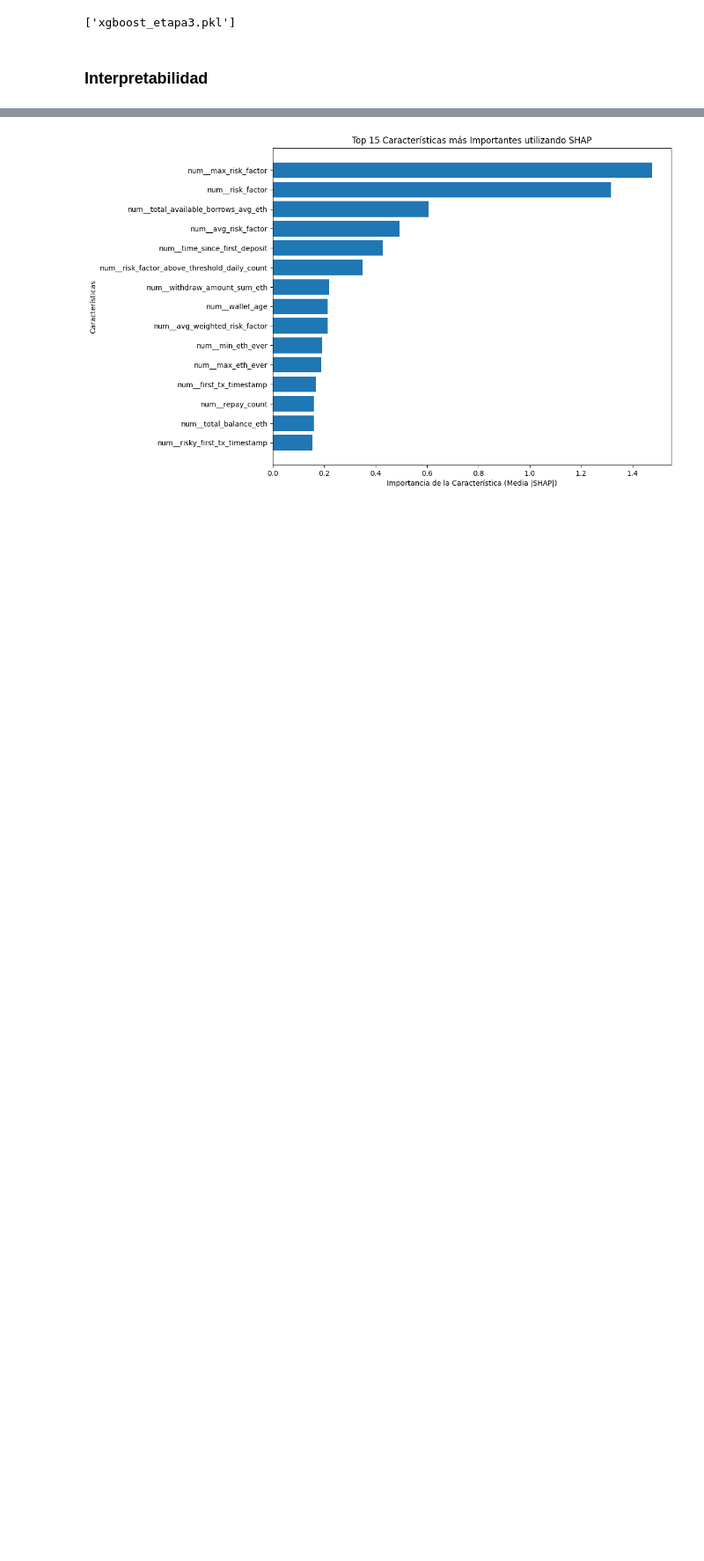
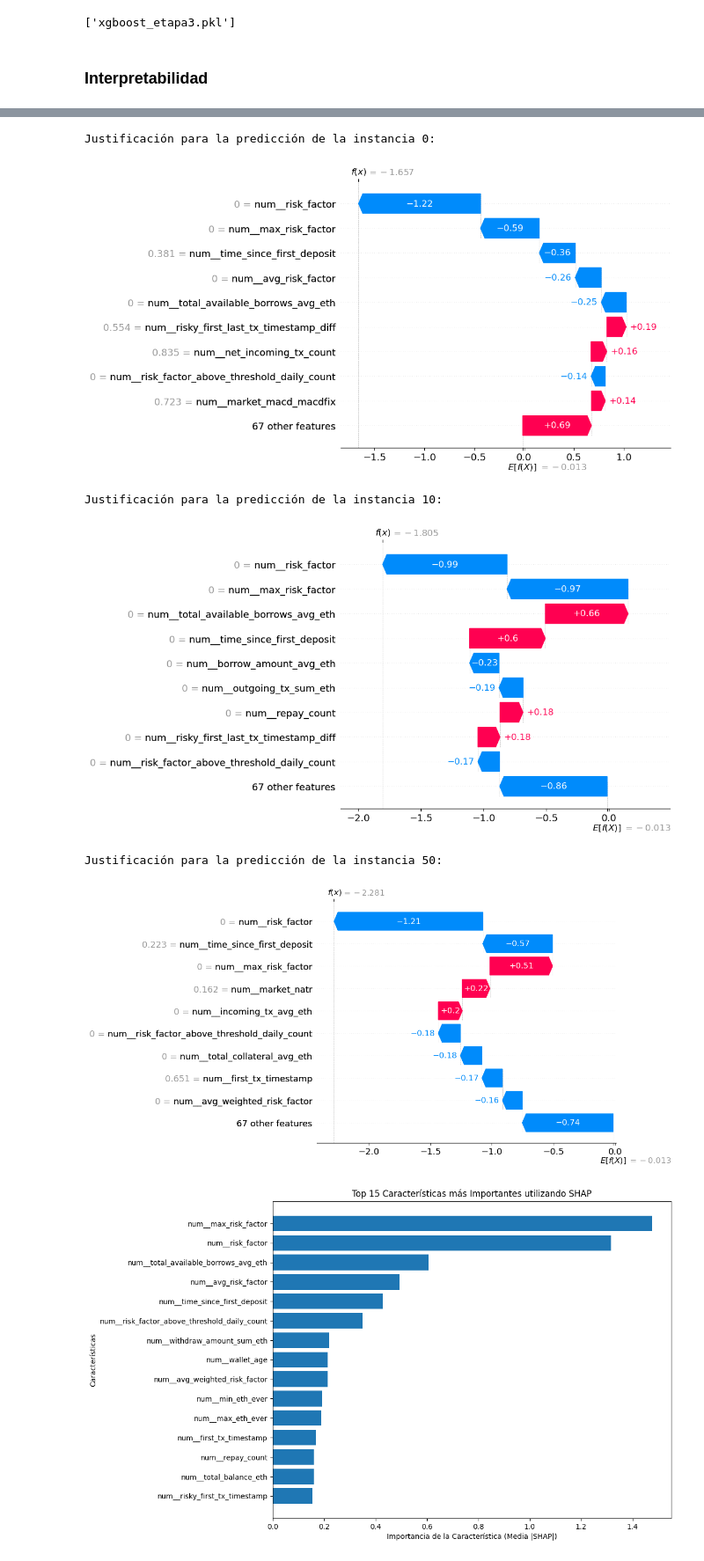
Before and after one commit to sebaquenti/Repositorio-MDS7202, a Jupyter notebook: Proyecto Semestral/Notebook Proyecto.ipynb, the cells around one changed output, grey strips where cells are left out. Shown at 88% size. Drawn from its saved outputs; the diff is of its cells as text; code cells hidden in the pictures; blank space fills up the shorter version.

```diff
--- a/Proyecto Semestral/Notebook Proyecto.ipynb
+++ b/Proyecto Semestral/Notebook Proyecto.ipynb
@@ -1533,3 +1575,25 @@ Interpretación para una observación específica (ejemplo: primera fila):
+# %%
+# Seleccionar tres instancias concretas del conjunto de prueba
+indices_predicciones = [0, 10, 50]
+instancias_seleccionadas = X_test.iloc[indices_predicciones]
+
+# Transformar las instancias seleccionadas usando el preprocesamiento del pipeline
+instancias_transformadas = pipeline_xgb_completo.named_steps['preprocessing'].transform(instancias_seleccionadas)
+
+# Calcular los SHAP values para las instancias seleccionadas
+shap_values_seleccionados = explainer(instancias_transformadas)
+
+# Generar justificaciones para cada predicción seleccionada
+for i, idx in enumerate(indices_predicciones):
+    print(f"\nJustificación para la predicción de la instancia {idx}:")
+    shap.waterfall_plot(shap_values_seleccionados[i])
+# %% [output]
+Justificación para la predicción de la instancia 0:
+[figure, added]
+Justificación para la predicción de la instancia 10:
+[figure, added]
+Justificación para la predicción de la instancia 50:
+[figure, added]
 # %%
 # Calcular la importancia de las características utilizando los SHAP values
 shap_values_abs_mean = np.abs(shap_values.values).mean(axis=0)
```
Also changed, not shown: parts of 41 cells of this notebook, 5 other files.
